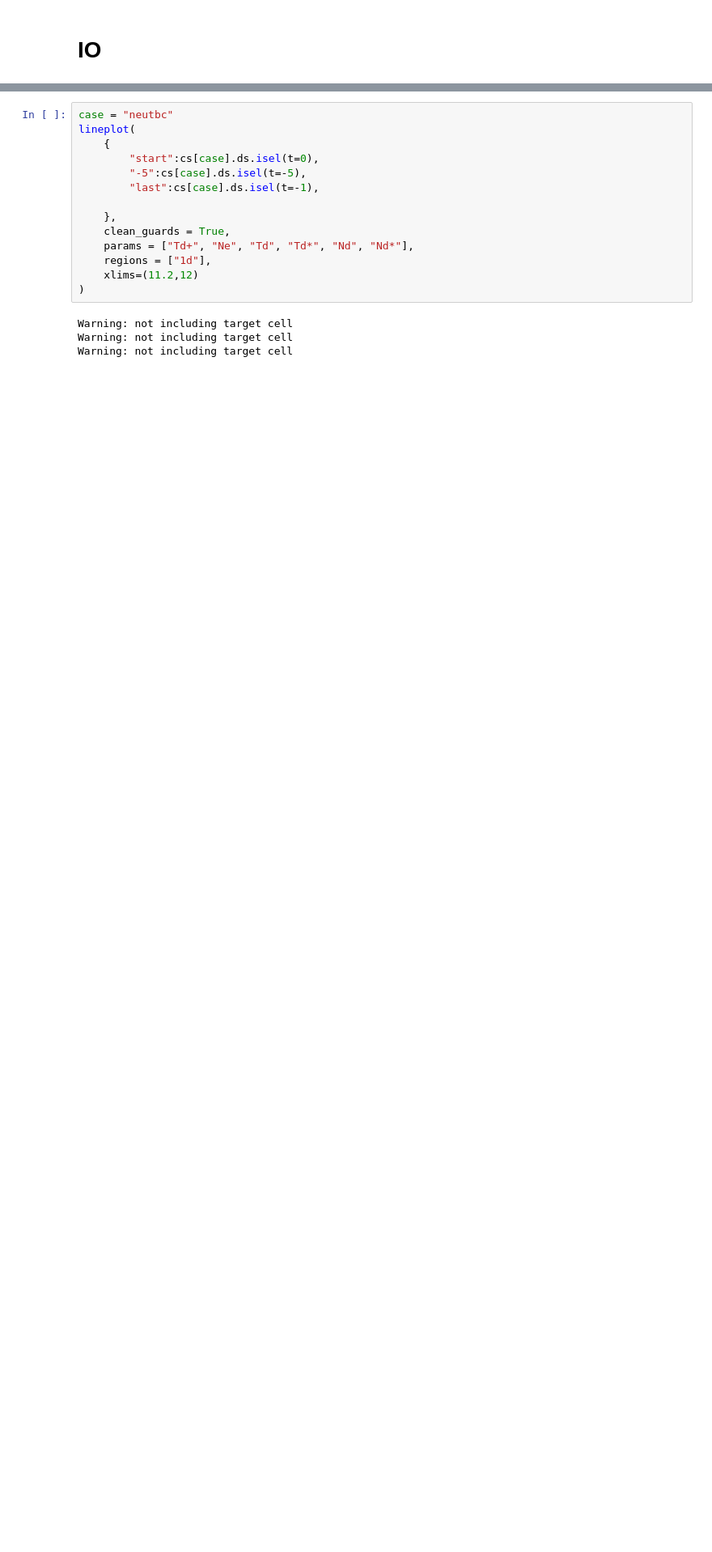
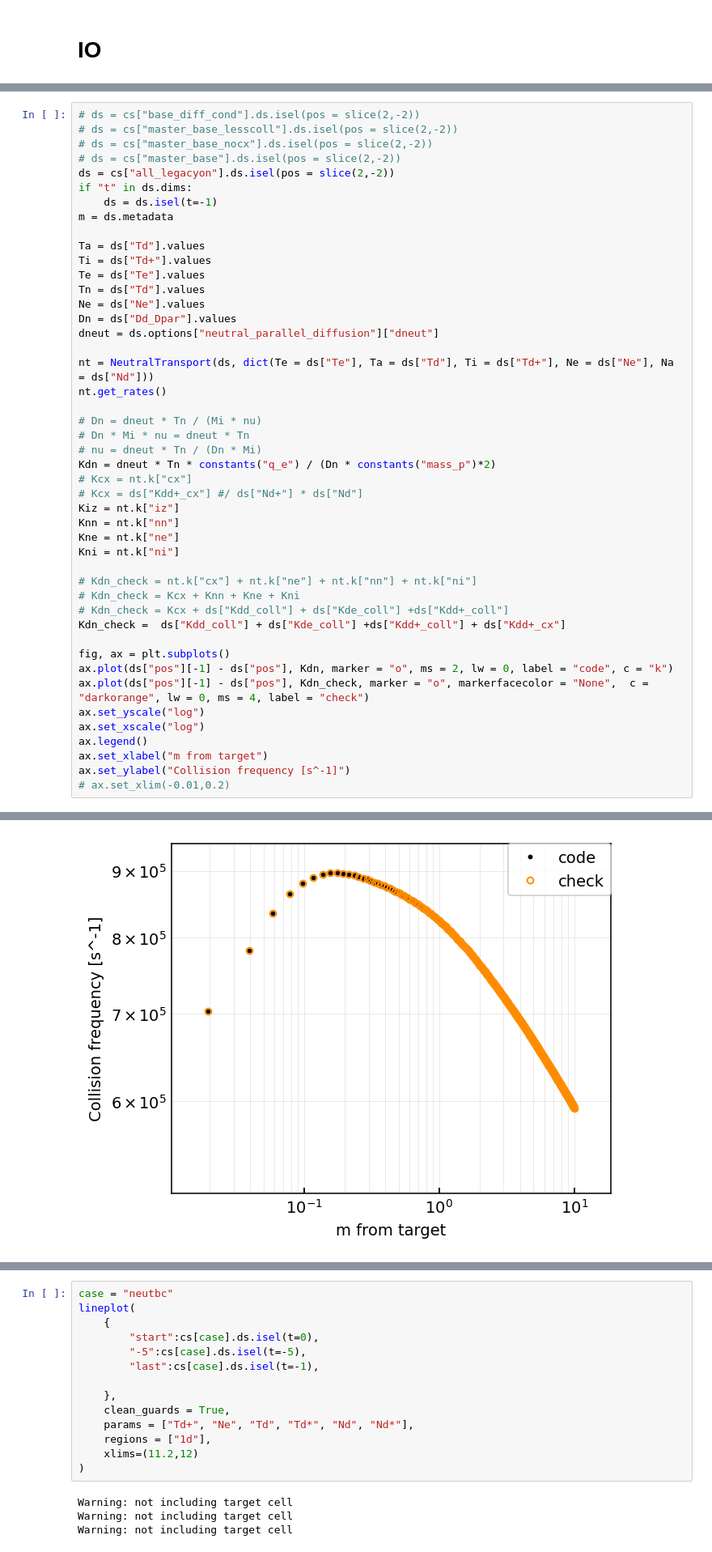
Before and after one commit to mikekryjak/notebooks, a Jupyter notebook: 131/131-2023-12-13 - selective_collisions dev.ipynb, the cells around one changed output, grey strips where cells are left out. Shown at 81% size. Saved outputs shown, nothing was run; the diff lists cells and outputs as text; blank space fills up the shorter version.

```diff
--- a/131/131-2023-12-13 - selective_collisions dev.ipynb
+++ b/131/131-2023-12-13 - selective_collisions dev.ipynb
@@ -91,0 +218,47 @@ ds["Kdd+_cx"].attrs
+# %%
+# ds = cs["base_diff_cond"].ds.isel(pos = slice(2,-2))
+# ds = cs["master_base_lesscoll"].ds.isel(pos = slice(2,-2))
+# ds = cs["master_base_nocx"].ds.isel(pos = slice(2,-2))
+# ds = cs["master_base"].ds.isel(pos = slice(2,-2))
+ds = cs["all_legacyon"].ds.isel(pos = slice(2,-2))
+if "t" in ds.dims:
+    ds = ds.isel(t=-1)
+m = ds.metadata
+
+Ta = ds["Td"].values
+Ti = ds["Td+"].values
+Te = ds["Te"].values
+Tn = ds["Td"].values
+Ne = ds["Ne"].values
+Dn = ds["Dd_Dpar"].values
+dneut = ds.options["neutral_parallel_diffusion"]["dneut"]
+
+nt = NeutralTransport(ds, dict(Te = ds["Te"], Ta = ds["Td"], Ti = ds["Td+"], Ne = ds["Ne"], Na = ds["Nd"]))
+nt.get_rates()
+
+# Dn = dneut * Tn / (Mi * nu)
+# Dn * Mi * nu = dneut * Tn
+# nu = dneut * Tn / (Dn * Mi)
+Kdn = dneut * Tn * constants("q_e") / (Dn * constants("mass_p")*2)
+# Kcx = nt.k["cx"]
+# Kcx = ds["Kdd+_cx"] #/ ds["Nd+"] * ds["Nd"]
+Kiz = nt.k["iz"]
+Knn = nt.k["nn"]
+Kne = nt.k["ne"]
+Kni = nt.k["ni"]
+
+# Kdn_check = nt.k["cx"] + nt.k["ne"] + nt.k["nn"] + nt.k["ni"]
+# Kdn_check = Kcx + Knn + Kne + Kni
+# Kdn_check = Kcx + ds["Kdd_coll"] + ds["Kde_coll"] +ds["Kdd+_coll"]
+Kdn_check =  ds["Kdd_coll"] + ds["Kde_coll"] +ds["Kdd+_coll"] + ds["Kdd+_cx"]
+
+fig, ax = plt.subplots()
+ax.plot(ds["pos"][-1] - ds["pos"], Kdn, marker = "o", ms = 2, lw = 0, label = "code", c = "k")
+ax.plot(ds["pos"][-1] - ds["pos"], Kdn_check, marker = "o", markerfacecolor = "None",  c = "darkorange", lw = 0, ms = 4, label = "check")
+ax.set_yscale("log")
+ax.set_xscale("log")
+ax.legend()
+ax.set_xlabel("m from target")
+ax.set_ylabel("Collision frequency [s^-1]")
+# ax.set_xlim(-0.01,0.2)
+# %% [output]
@@ -91,0 +267 @@ ds["Kdd+_cx"].attrs
+[figure, added]
```
Also changed, not shown: parts of 70 cells of this notebook, 24 other files.
